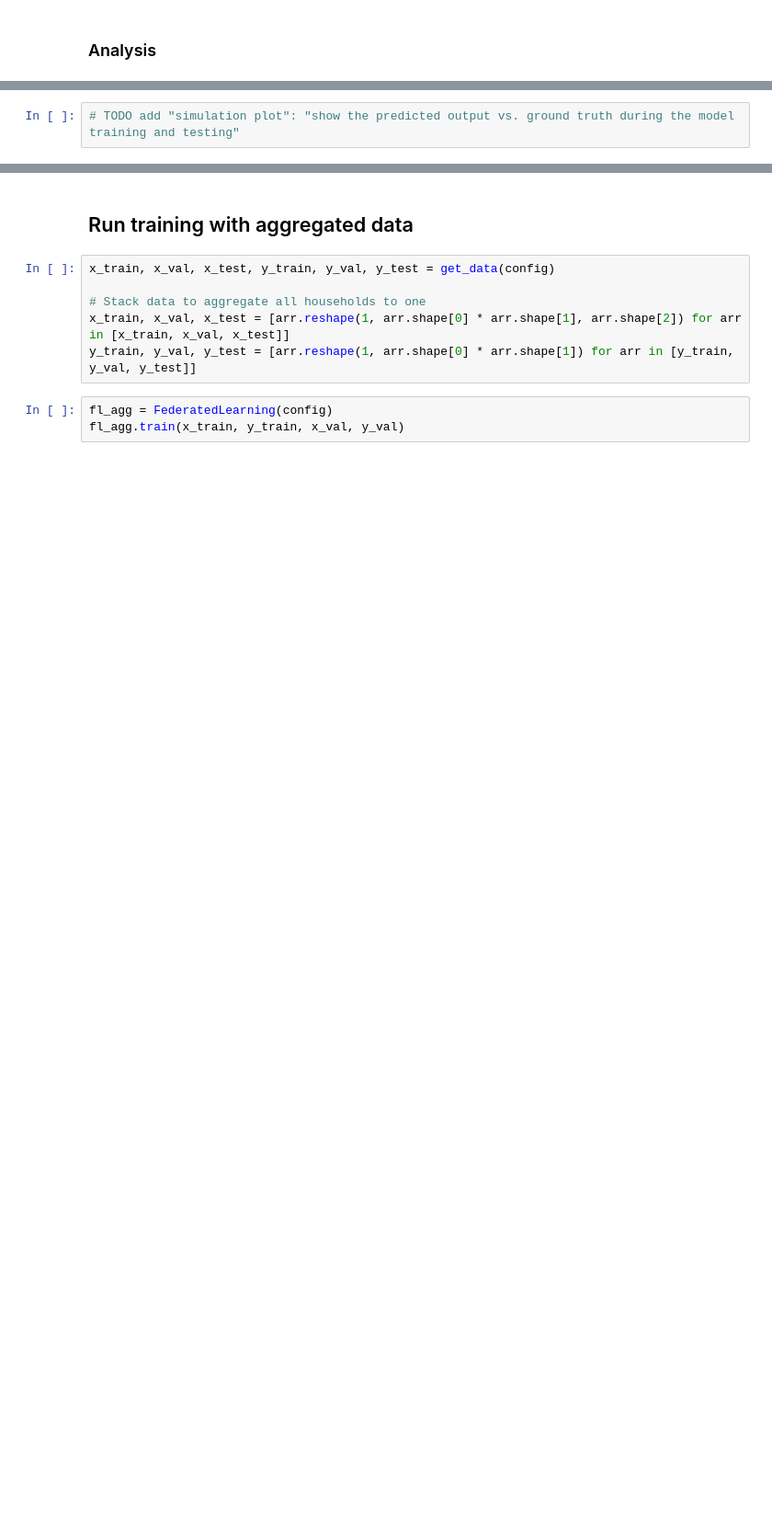
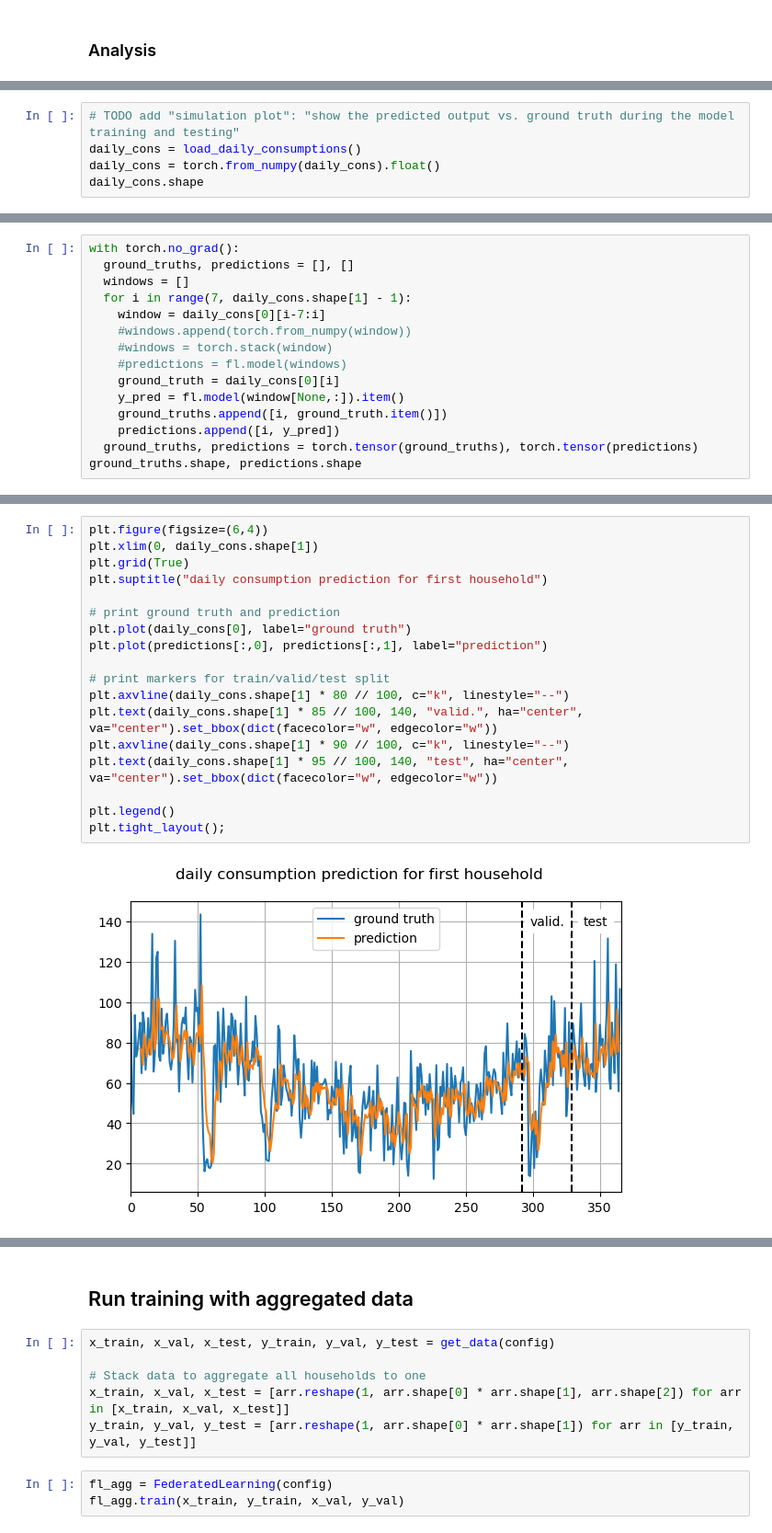
Before and after one commit to f-krause/uio-AIEI-project-2, a Jupyter notebook: task1_prediction_RNN.ipynb, the cells around one changed output, grey strips where cells are left out. Shown at 92% size. Saved outputs shown, nothing was run; the diff lists cells and outputs as text; blank space fills up the shorter version.

Commit message:
tune the prediction RNN and add simple simulation plots

```diff
--- a/task1_prediction_RNN.ipynb
+++ b/task1_prediction_RNN.ipynb
@@ -83,2 +96,5 @@ fl.plot_training_loss()
 # %%
 # TODO add "simulation plot": "show the predicted output vs. ground truth during the model training and testing"
+daily_cons = load_daily_consumptions()
+daily_cons = torch.from_numpy(daily_cons).float()
+daily_cons.shape
@@ -89,0 +103,15 @@ METRICS:
+# %%
+with torch.no_grad():
+  ground_truths, predictions = [], []
+  windows = []
+  for i in range(7, daily_cons.shape[1] - 1):
+    window = daily_cons[0][i-7:i]
+    #windows.append(torch.from_numpy(window))
+    #windows = torch.stack(window)
+    #predictions = fl.model(windows)
+    ground_truth = daily_cons[0][i]
+    y_pred = fl.model(window[None,:]).item()
+    ground_truths.append([i, ground_truth.item()])
+    predictions.append([i, y_pred])
+  ground_truths, predictions = torch.tensor(ground_truths), torch.tensor(predictions)
+ground_truths.shape, predictions.shape
@@ -89,0 +120,20 @@ METRICS:
+# %%
+plt.figure(figsize=(6,4))
+plt.xlim(0, daily_cons.shape[1])
+plt.grid(True)
+plt.suptitle("daily consumption prediction for first household")
+
+# print ground truth and prediction
+plt.plot(daily_cons[0], label="ground truth")
+plt.plot(predictions[:,0], predictions[:,1], label="prediction")
+
+# print markers for train/valid/test split
+plt.axvline(daily_cons.shape[1] * 80 // 100, c="k", linestyle="--")
+plt.text(daily_cons.shape[1] * 85 // 100, 140, "valid.", ha="center", va="center").set_bbox(dict(facecolor="w", edgecolor="w"))
+plt.axvline(daily_cons.shape[1] * 90 // 100, c="k", linestyle="--")
+plt.text(daily_cons.shape[1] * 95 // 100, 140, "test", ha="center", va="center").set_bbox(dict(facecolor="w", edgecolor="w"))
+
+plt.legend()
+plt.tight_layout();
+# %% [output]
+[figure, added]
```
Also changed, not shown: parts of 13 cells of this notebook, 2 other files.
